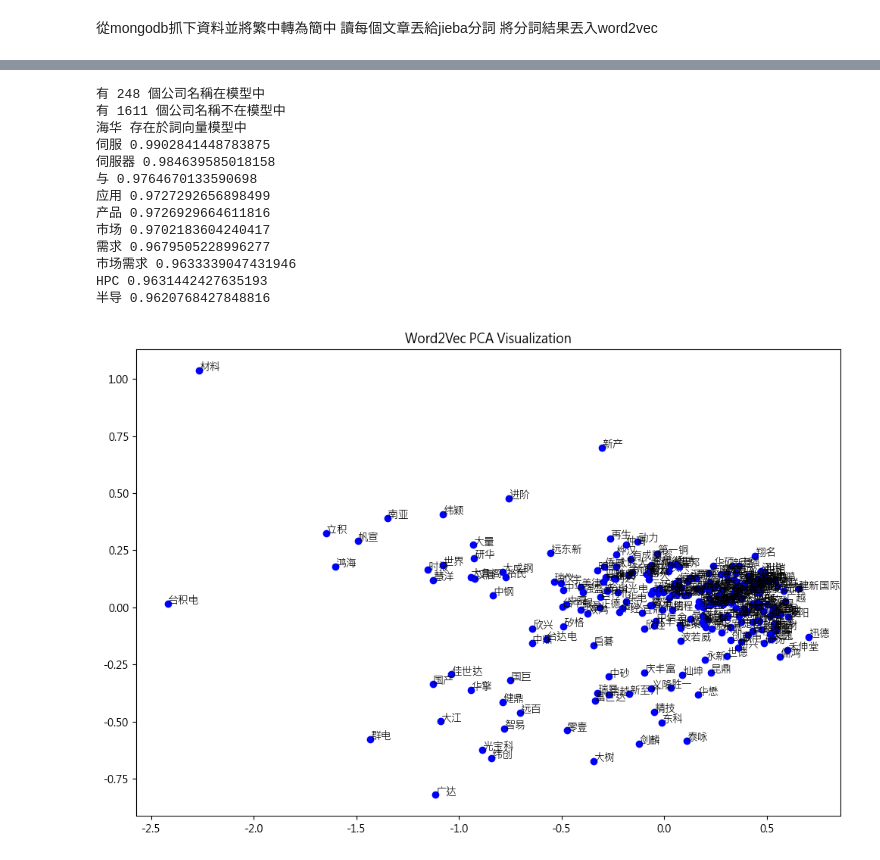
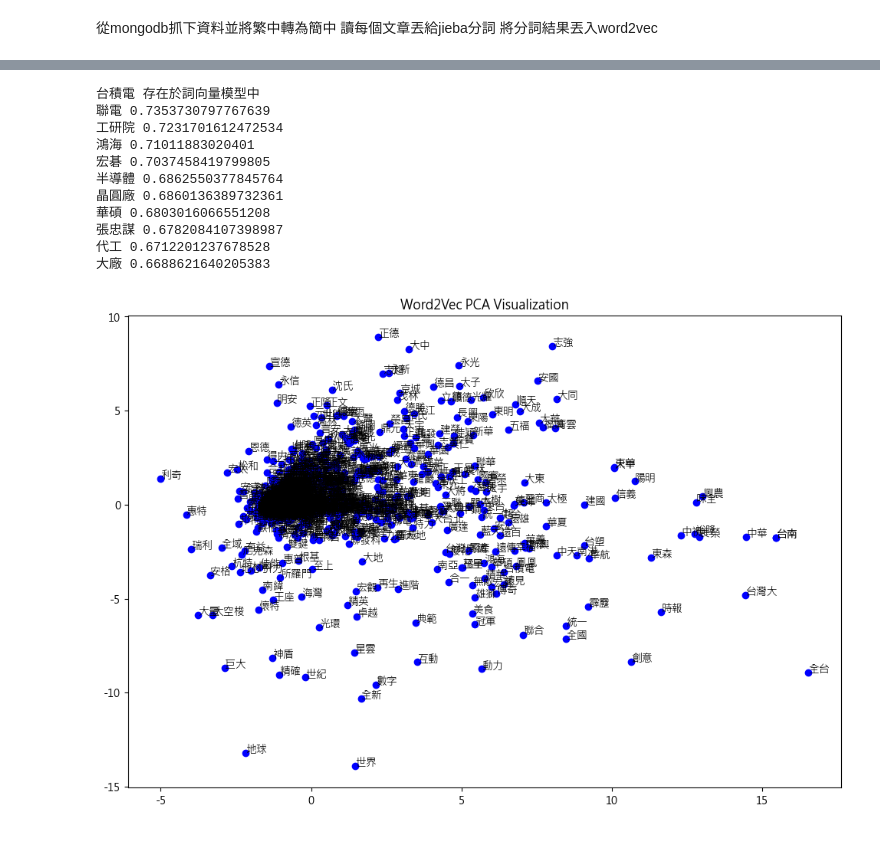
Before and after one commit to IvanT030/-, a Jupyter notebook: tmp.ipynb, the cells around one changed output, grey strips where cells are left out. Saved outputs shown, nothing was run; the diff lists cells and outputs as text; code cells hidden in the pictures.

Commit message:
week1-3

```diff
--- a/tmp.ipynb
+++ b/tmp.ipynb
@@ -33,8 +46,8 @@ stockCompany
 #這裡只留股票名稱 其他刪掉存進txt
 stockCompany = stockCompany.iloc[3:]
 for i, company in enumerate(stockCompany):
-    stockCompany[i] = cc.convert(company.split('　')[-1])
-stockCompany.to_csv('stockCompany.txt', sep='\t', index=False)
+    stockCompany[i] = company.split('　')[-1]
+stockCompany.to_csv('stockCompany_traditional.txt', sep='\t', index=False)
 # %% [markdown]
 從mongodb抓下資料並將繁中轉為簡中
 讀每個文章丟給jieba分詞
@@ -45,17 +58,19 @@ import pymongo
 mongoUrl = 'mongodb+srv://ivan:123aaa@cluster0.kddae.mongodb.net/'
 client = pymongo.MongoClient(mongoUrl)
 
-# 選擇資料庫與集合
-collection = client.cmoney.week1
+# # 選擇資料庫與集合
+# for i in range(1,4):
+#     collection = client.cmoney[f'week{i}']
 
-# 把所有資料的content轉為簡體中文
+# # 把所有資料的content轉為簡體中文
+# # ----------------------------------------------------------
+#     cursor = collection.find()
+#     for i in cursor:
+#         collection.update_one(
+#             {'_id': i['_id']},
+#             {'$set': {'content': cc.convert(i['content'])}}
+#         )
 # ----------------------------------------------------------
-# cursor = collection.find()
-# for i in cursor:
-#     collection.update_one(
-#         {'_id': i['_id']},
-#         {'$set': {'content': cc.convert(i['content'])}}
-#     )
-# ----------------------------------------------------------
+# count_without_content = collection.count_documents({"content": {"$exists": False}}) #看有沒有缺少content的資料造成的錯誤
 # %%
 import jieba
@@ -80,12 +115,12 @@ model.wv.save_word2vec_format("word2vec_stock_copy.vec", binary=False)
 # %%
 from gensim.models import Word2Vec
 
-model = Word2Vec.load('word2vec_stock_copy.model')
+model = Word2Vec.load('word2vec_stock.model')
 
 notInModel = 0
 inModel = 0
 
-with open("stockCompany_copy.txt", "r", encoding="utf-8") as file:
+with open("stockCompany_traditional.txt", "r", encoding="utf-8") as file:
     for line in file:
         line = line.strip()
         if line in model.wv:
@@ -96,64 +131,62 @@ with open("stockCompany_copy.txt", "r", encoding="utf-8") as file:
 print(f"有 {inModel} 個公司名稱在模型中")
 print(f"有 {notInModel} 個公司名稱不在模型中")
 
-if "海华" in model.wv:
-    print("海华 存在於詞向量模型中")
+if "台積電" in model.wv:
+    print("台積電 存在於詞向量模型中")
 else:
-    print("海华 不在詞向量模型中")
+    print("台積電 不在詞向量模型中")
 
-rs = model.wv.most_similar(u"AI")
+rs = model.wv.most_similar(u"台積電")
 for e in rs:
     print(e[0], e[1])
 # %% [output]
-有 248 個公司名稱在模型中
-有 1611 個公司名稱不在模型中
-海华 存在於詞向量模型中
-伺服 0.9902841448783875
-伺服器 0.984639585018158
-与 0.9764670133590698
-应用 0.9727292656898499
-产品 0.9726929664611816
-市场 0.9702183604240417
-需求 0.9679505228996277
-市场需求 0.9633339047431946
-HPC 0.9631442427635193
-半导 0.9620768427848816
+台積電 存在於詞向量模型中
+聯電 0.7353730797767639
+工研院 0.7231701612472534
+鴻海 0.71011883020401
+宏碁 0.7037458419799805
+半導體 0.6862550377845764
+晶圓廠 0.6860136389732361
+華碩 0.6803016066551208
+張忠謀 0.6782084107398987
+代工 0.6712201237678528
+大廠 0.6688621640205383
 # %%
 import matplotlib.pyplot as plt
 from sklearn.decomposition import PCA
 from gensim.models import Word2Vec
 
 plt.rcParams['font.sans-serif'] = ['Microsoft JhengHei'] # 修改中文字體
 plt.rcParams['axes.unicode_minus'] = False # 顯示負號
 
 # 1. 读取文件，获取要可视化的词
-with open("stockCompany_copy.txt", "r", encoding="utf-8") as file:
+with open("stockCompany_traditional.txt", "r", encoding="utf-8") as file:
     words = [line.strip() for line in file if line.strip()]  # 只取非空行
 
 # 2. 加载已有 Word2Vec 模型
-model = Word2Vec.load("word2vec_stock_copy.model")
+model = Word2Vec.load("word2vec_stock.model")
 
 # 3. 过滤出词向量（确保词在模型中）
 valid_words = [word for word in words if word in model.wv]
 vectors = [model.wv[word] for word in valid_words]
 
 # 4. 用 PCA 降维到 2D
-pca = PCA(n_components=3)
+pca = PCA(n_components=2)
 reduced_vectors = pca.fit_transform(vectors)
 
 # 5. 画图
 plt.figure(figsize=(12, 8))
 plt.scatter(reduced_vectors[:, 0], reduced_vectors[:, 1], color="blue")
 
 
 # 添加词标签
 for i, word in enumerate(valid_words):
     plt.annotate(word, (reduced_vectors[i, 0], reduced_vectors[i, 1]))
 
 plt.title("Word2Vec PCA Visualization")
 plt.show()
 # %% [output]
-[figure, old version]
+[figure, new version]
 # %%
 import plotly.express as px
 import pandas as pd
```
Also changed, not shown: parts of 4 cells of this notebook, 2 other files.
